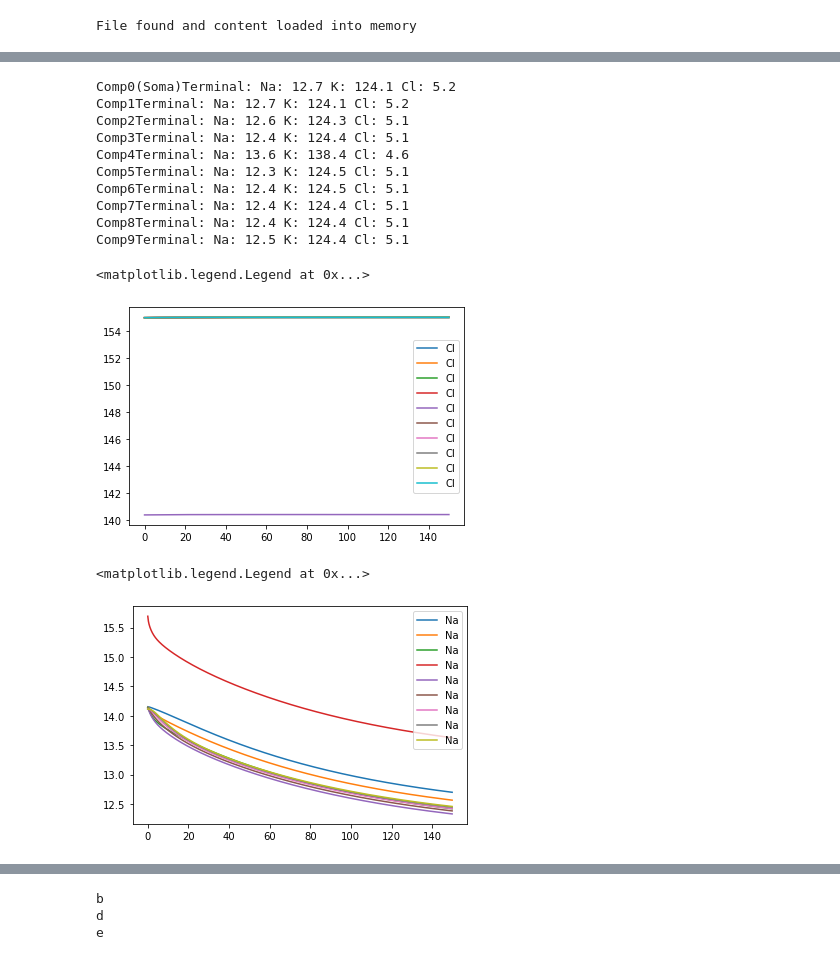
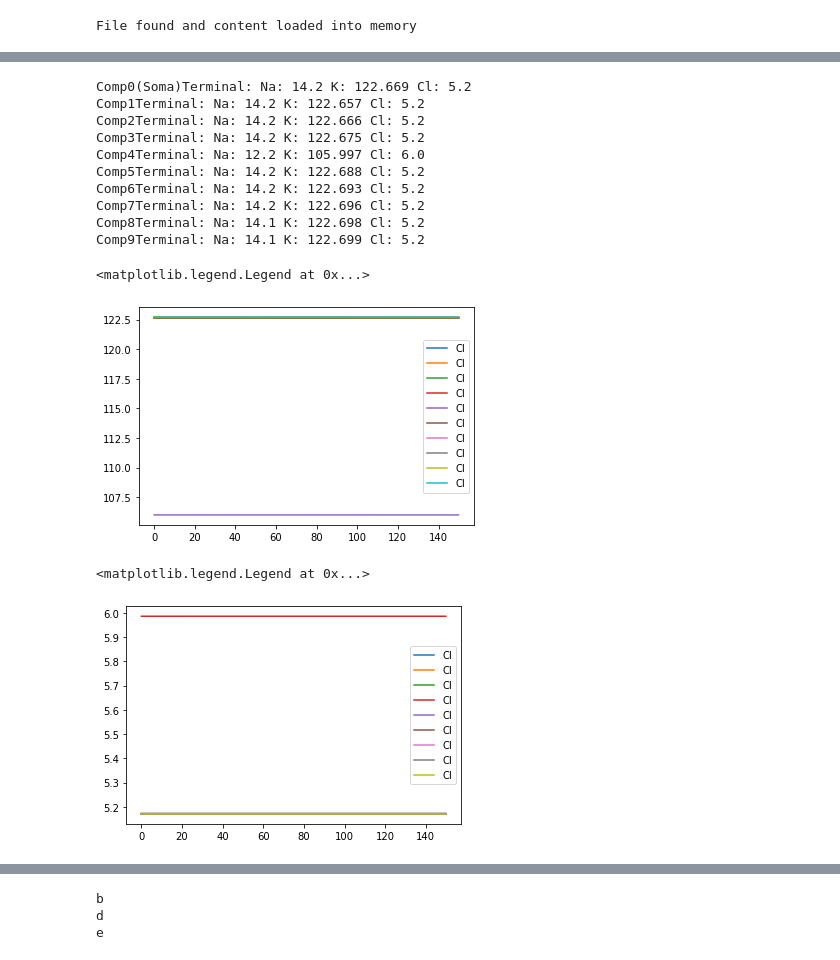
Before and after one commit to Eran707/msc_code_repo, a Jupyter notebook: Template view.ipynb, the cells around one changed output, grey strips where cells are left out. Saved outputs shown, nothing was run; the diff lists cells and outputs as text; code cells hidden in the pictures.

```diff
--- a/Template view.ipynb
+++ b/Template view.ipynb
@@ -198,43 +186,43 @@ for j in range(0,len(master_arr)):
     k_arr = [master_arr[j][i][5]*1e3 for i in range(len(t_arr))]
     cl_arr = [master_arr[j][i][6]*1e3 for i in range(len(t_arr))]
     x_arr = [master_arr[j][i][7]*1e3 for i in range(len(t_arr))]
-    print(comp_names_arr[j] + "Terminal:"+" Na: " + str(round(na_arr[-1],1))+" K: " + str(round(k_arr[-1],1))+" Cl: " + str(round(cl_arr[-1],1)))
+    print(comp_names_arr[j] + "Terminal:"+" Na: " + str(round(na_arr[-1],1))+" K: " + str(round(k_arr[-1],3))+" Cl: " + str(round(cl_arr[-1],1)))
     #print(str(j) +' of '+str(len(master_arr)+' loaded'))
     #mplt.plot(t_arr[::],na_arr[::], label= 'Na')
     #mplt.plot(t_arr[::],k_arr[::], label= 'K')
-    mplt.plot(t_arr[::],x_arr[::], label= 'Cl')
+    mplt.plot(t_arr[::],k_arr[::], label= 'Cl')
     #mplt.plot(t_arr[::],x_arr[::], label= comp_names_arr[j])
 
 mplt.legend()
 # %% [output]
-Comp0(Soma)Terminal: Na: 12.7 K: 124.1 Cl: 5.2
-Comp1Terminal: Na: 12.7 K: 124.1 Cl: 5.2
-Comp2Terminal: Na: 12.6 K: 124.3 Cl: 5.1
-Comp3Terminal: Na: 12.4 K: 124.4 Cl: 5.1
-Comp4Terminal: Na: 13.6 K: 138.4 Cl: 4.6
-Comp5Terminal: Na: 12.3 K: 124.5 Cl: 5.1
-Comp6Terminal: Na: 12.4 K: 124.5 Cl: 5.1
-Comp7Terminal: Na: 12.4 K: 124.4 Cl: 5.1
-Comp8Terminal: Na: 12.4 K: 124.4 Cl: 5.1
-Comp9Terminal: Na: 12.5 K: 124.4 Cl: 5.1
+Comp0(Soma)Terminal: Na: 14.2 K: 122.669 Cl: 5.2
+Comp1Terminal: Na: 14.2 K: 122.657 Cl: 5.2
+Comp2Terminal: Na: 14.2 K: 122.666 Cl: 5.2
+Comp3Terminal: Na: 14.2 K: 122.675 Cl: 5.2
+Comp4Terminal: Na: 12.2 K: 105.997 Cl: 6.0
+Comp5Terminal: Na: 14.2 K: 122.688 Cl: 5.2
+Comp6Terminal: Na: 14.2 K: 122.693 Cl: 5.2
+Comp7Terminal: Na: 14.2 K: 122.696 Cl: 5.2
+Comp8Terminal: Na: 14.1 K: 122.698 Cl: 5.2
+Comp9Terminal: Na: 14.1 K: 122.699 Cl: 5.2
 <matplotlib.legend.Legend at 0x...>
-[figure, old version]
+[figure, new version]
 # %%
 for j in range(1,len(master_arr)):
     na_arr = [master_arr[j][i][4]*1e3 for i in range(len(t_arr))]
     k_arr = [master_arr[j][i][5]*1e3 for i in range(len(t_arr))]
     cl_arr = [master_arr[j][i][6]*1e3 for i in range(len(t_arr))]
     x_arr = [master_arr[j][i][7]*1e3 for i in range(len(t_arr))]
     #print(str(j) +' of '+str(len(master_arr)+' loaded'))
     #mplt.plot(t_arr[-100:-1:],cl_arr[-100:-1:], label= 'K')
-    mplt.plot(t_arr[::],na_arr[::], label= 'Na')
+    mplt.plot(t_arr[::],cl_arr[::], label= 'Cl')
     #mplt.plot(t_arr[::],cl_arr[::], label= 'Cl')
     #mplt.plot(t_arr[::],x_arr[::], label= comp_names_arr[j])
 
 mplt.legend()
 # %% [output]
 <matplotlib.legend.Legend at 0x...>
-[figure, old version]
+[figure, new version]
 # %%
 for j in range(0,len(master_arr)):
     vol_arr = [master_arr[j][i][3] for i in range(len(t_arr))]
```
Also changed, not shown: parts of 11 cells of this notebook, 22 other files.
